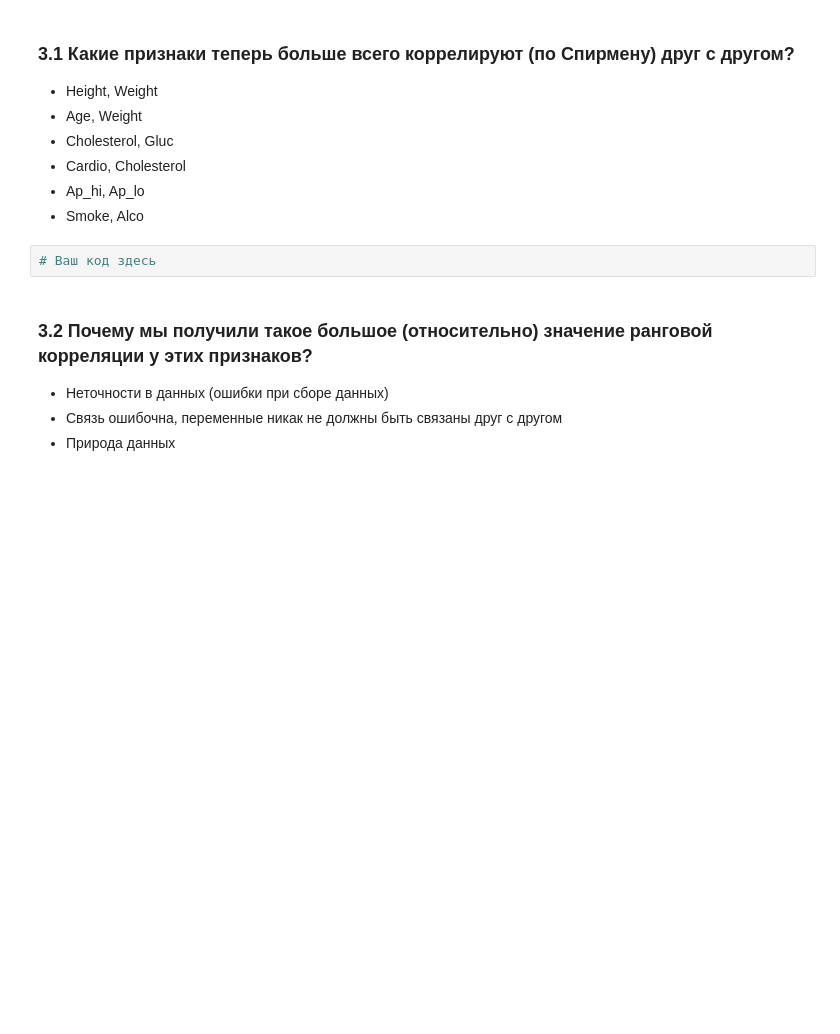
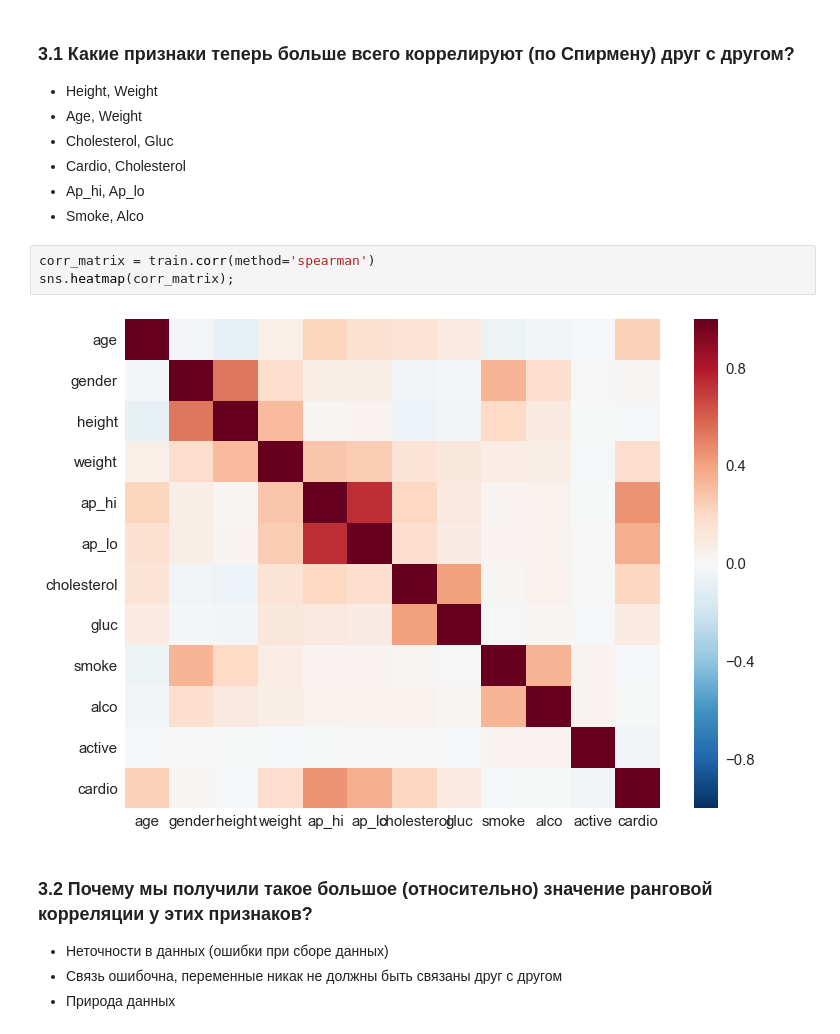
Before and after one commit to eakinshin/mlcourse_open, a Jupyter notebook: jupyter_notebooks/topic02_visual_analysis/hw2_session2_visual_analysis_basics.ipynb, the cells around one changed output. Cells and saved outputs as stored; diff of their text form; blank space fills up the shorter version.

```diff
--- a/jupyter_notebooks/topic02_visual_analysis/hw2_session2_visual_analysis_basics.ipynb
+++ b/jupyter_notebooks/topic02_visual_analysis/hw2_session2_visual_analysis_basics.ipynb
@@ -206,8 +212,11 @@ sns.violinplot(x='gender', y='height', data=train, ax=axes[1], hue="gender");
 - Cardio, Cholesterol
 - Ap_hi, Ap_lo
 - Smoke, Alco
-# %%
-# Ваш код здесь
+# %%
+corr_matrix = train.corr(method='spearman')
+sns.heatmap(corr_matrix);
+# %% [output]
+[figure, added]
 # %% [markdown]
 ### 3.2 Почему мы получили такое большое (относительно) значение ранговой корреляции у этих признаков?
 
```
Also changed, not shown: parts of 13 cells of this notebook, 1 other file.
